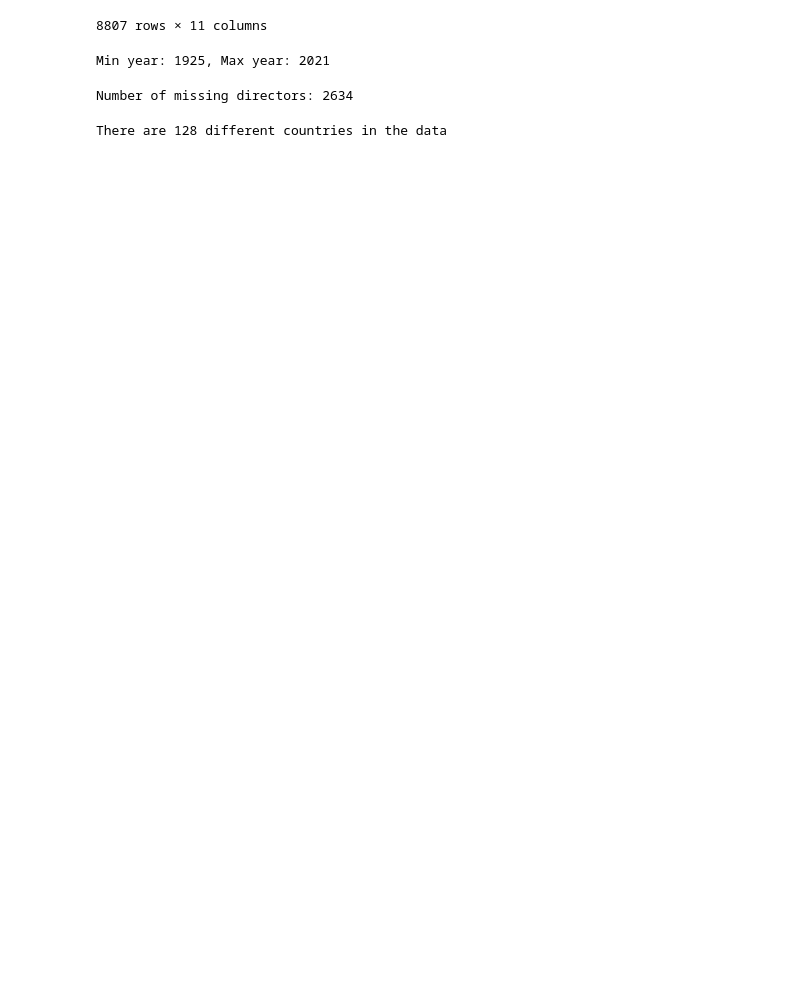
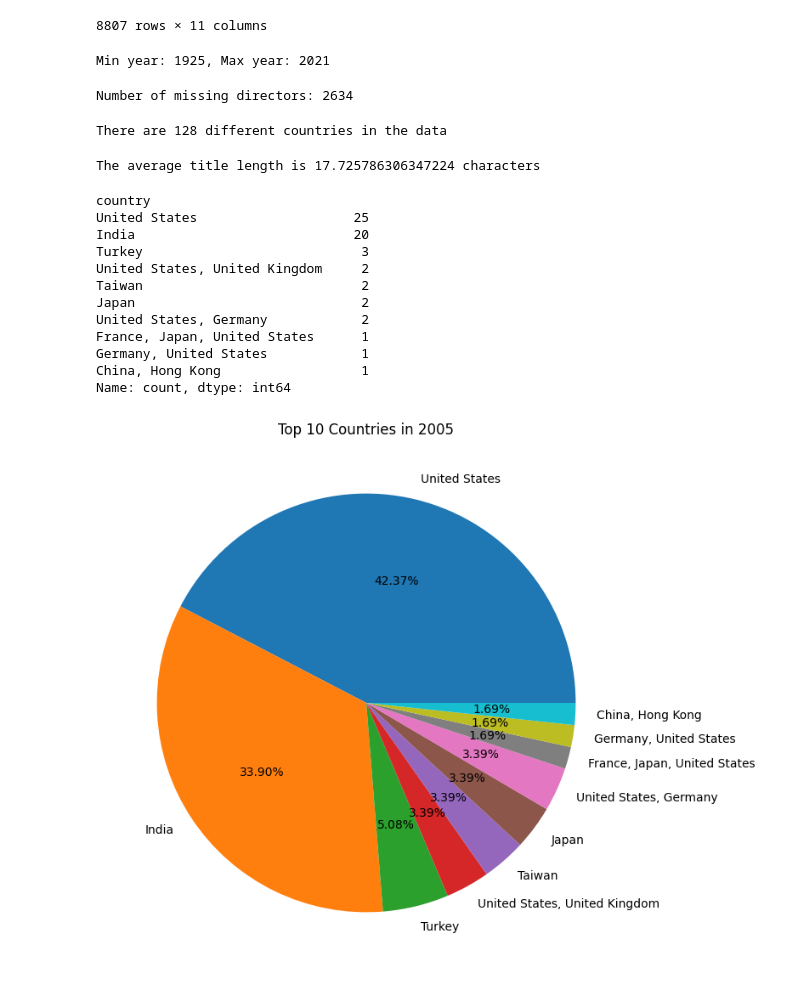
Before and after one commit to canacorals-debug/eae_ipld_project, a Jupyter notebook: development/02_netflix_data_analysis.ipynb, the cells around one changed output. Drawn from its saved outputs; the diff is of its cells as text; code cells hidden in the pictures; blank space fills up the shorter version.

Commit message:
2.6 top 10 countries

```diff
--- a/development/02_netflix_data_analysis.ipynb
+++ b/development/02_netflix_data_analysis.ipynb
@@ -97,29 +97,54 @@ There are 128 different countries in the data
 
 # hint: (create a new column with the titles length if needed, you can use the apply method like .apply(lambda x: len(x)) , then get the mean of that column)
 
-avg_title_length = None  # TODO
+movies_df["title_length"] = movies_df["title"].apply(lambda x: len(x))
+
+avg_title_length = movies_df["title_length"].mean()
 
 print(f"The average title length is {avg_title_length} characters")
+# %% [output]
+The average title length is 17.725786306347224 characters
 # %%
 # Ex 2.6: For a given year, get the Pandas Series of how many movies and series combined were made by every country, limit it to the top 10 countries.
 
 # It's optional to clean or modify the data of countries in this case, you can just use the data as it is.
 
 # hint: (you can use the .loc method to filter the data by year, and then use the .value_counts() method to get the number of movies and series combined for each country,
 # finally use the head(10) method to get the top 10 countries)
 
 year = 2005   # you can try to change the year to see the results for different years
 
-top_10_countries = None  # TODO: top_10_countries has to be a Pandas Series with the top 10 countries with the number of movies and series combined for that year
+top_10_countries = (
+    movies_df
+    .loc[movies_df["release_year"] == year, "country"]
+    .value_counts()
+    .head(10)
+)
+
+ # TODO: top_10_countries has to be a Pandas Series with the top 10 countries with the number of movies and series combined for that year
 
 print(top_10_countries)
 
 # Code to plot the pie chart from your data results
 fig = plt.figure(figsize=(8, 8))
 plt.pie(top_10_countries, labels=top_10_countries.index, autopct="%.2f%%")
 plt.title(f"Top 10 Countries in {year}")
 
 plt.show()
+# %% [output]
+country
+United States                    25
+India                            20
+Turkey                            3
+United States, United Kingdom     2
+Taiwan                            2
+Japan                             2
+United States, Germany            2
+France, Japan, United States      1
+Germany, United States            1
+China, Hong Kong                  1
+Name: count, dtype: int64
+[figure, added]
 # %%
 # Ex 2.7: Make a line chart of the average duration of movies (not TV shows) in minutes for every year across all the years.
 
```
Also changed, not shown: 1 other file.
